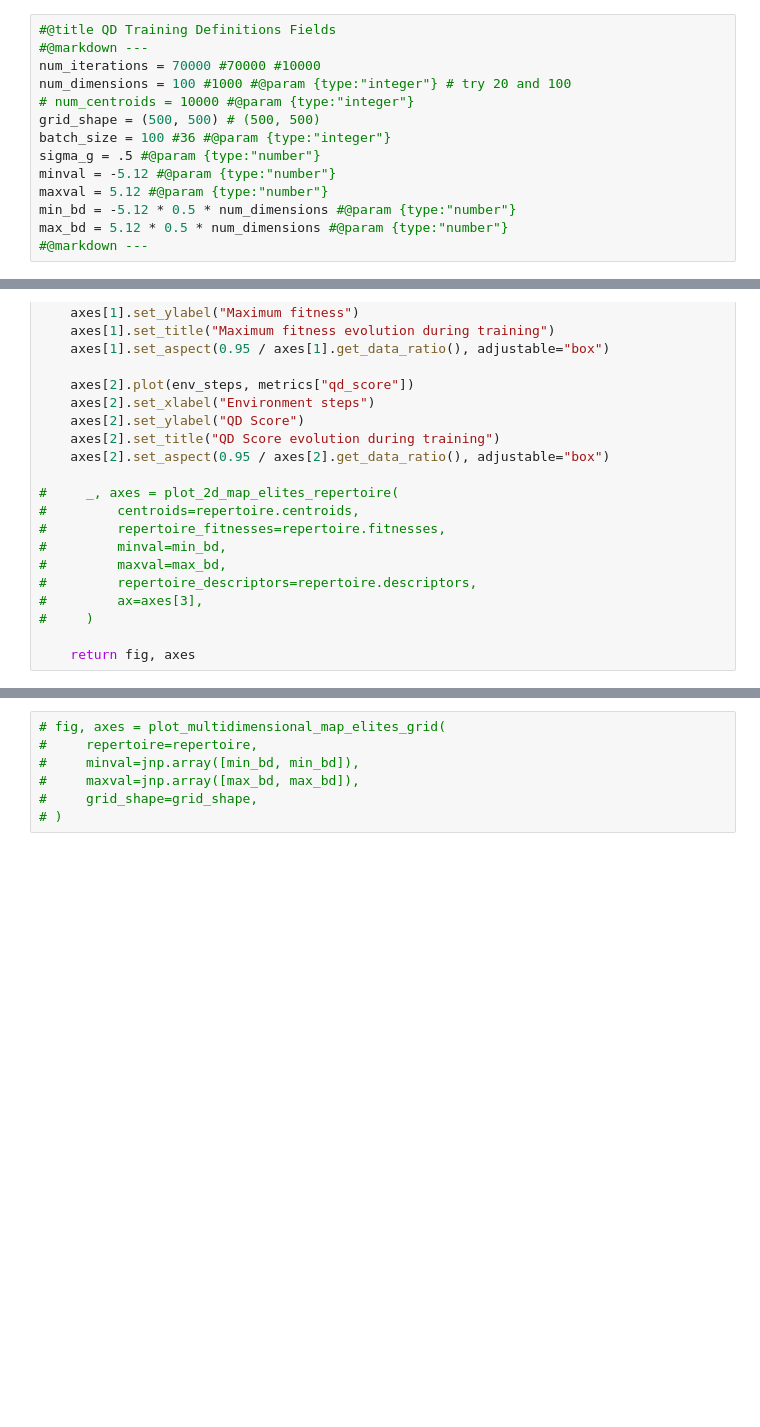
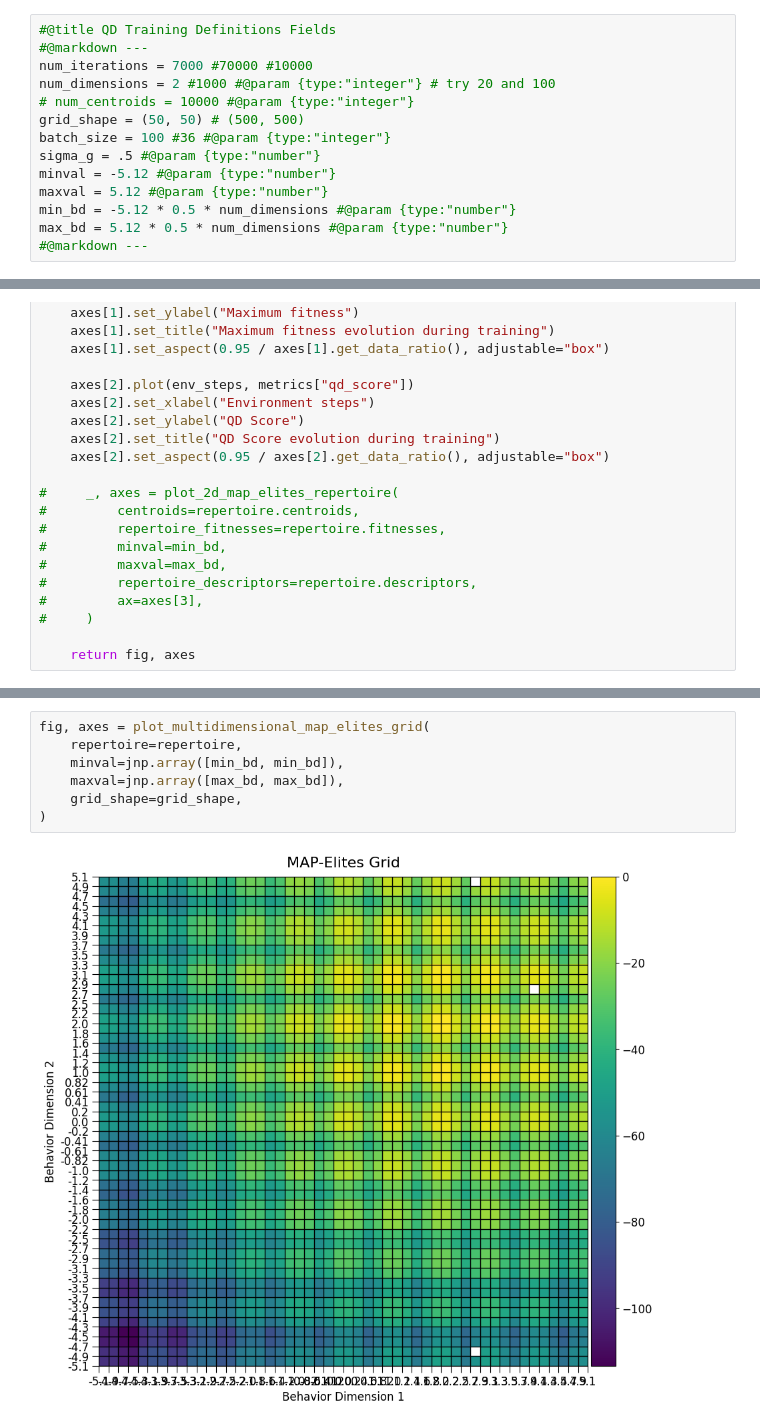
Before and after one commit to adaptive-intelligent-robotics/QDax, a Jupyter notebook: notebooks/cmame_example.ipynb, the cells around one changed output, grey strips where cells are left out. Saved outputs shown, nothing was run; the diff lists cells and outputs as text; blank space fills up the shorter version.

Commit message:
working on visualisatoin

```diff
--- a/notebooks/cmame_example.ipynb
+++ b/notebooks/cmame_example.ipynb
@@ -60,10 +60,10 @@ Most hyperparameters are similar to those introduced in [Differentiable Quality
 # %%
 #@title QD Training Definitions Fields
 #@markdown ---
-num_iterations = 70000 #70000 #10000
-num_dimensions = 100 #1000 #@param {type:"integer"} # try 20 and 100
+num_iterations = 7000 #70000 #10000
+num_dimensions = 2 #1000 #@param {type:"integer"} # try 20 and 100
 # num_centroids = 10000 #@param {type:"integer"}
-grid_shape = (500, 500) # (500, 500)
+grid_shape = (50, 50) # (500, 500)
 batch_size = 100 #36 #@param {type:"integer"}
 sigma_g = .5 #@param {type:"number"}
 minval = -5.12 #@param {type:"number"}
@@ -288,7 +304,9 @@ fig, axes = plot_map_elites_results(
 # %%
-# fig, axes = plot_multidimensional_map_elites_grid(
-#     repertoire=repertoire,
-#     minval=jnp.array([min_bd, min_bd]),
-#     maxval=jnp.array([max_bd, max_bd]),
-#     grid_shape=grid_shape,
-# )
+fig, axes = plot_multidimensional_map_elites_grid(
+    repertoire=repertoire,
+    minval=jnp.array([min_bd, min_bd]),
+    maxval=jnp.array([max_bd, max_bd]),
+    grid_shape=grid_shape,
+)
+# %% [output]
+[figure, added]
```
Also changed, not shown: parts of 8 cells of this notebook, 1 other file.
